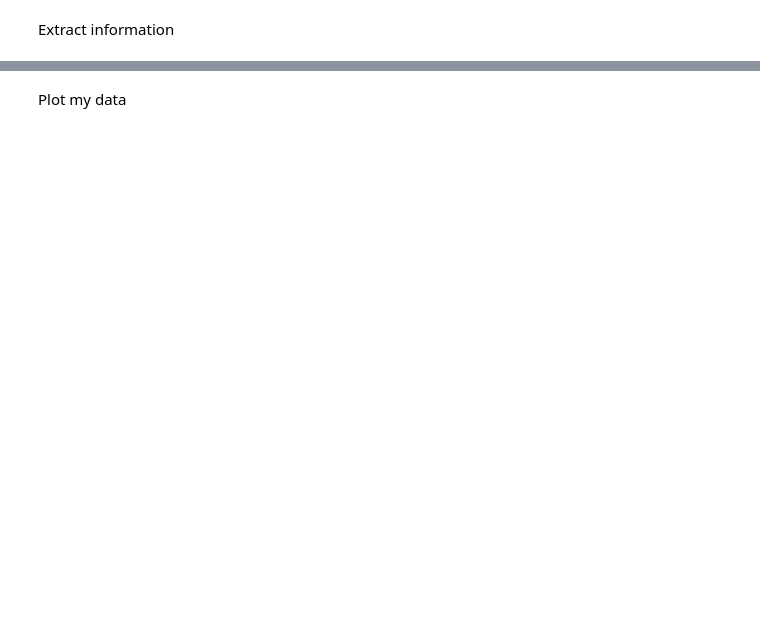
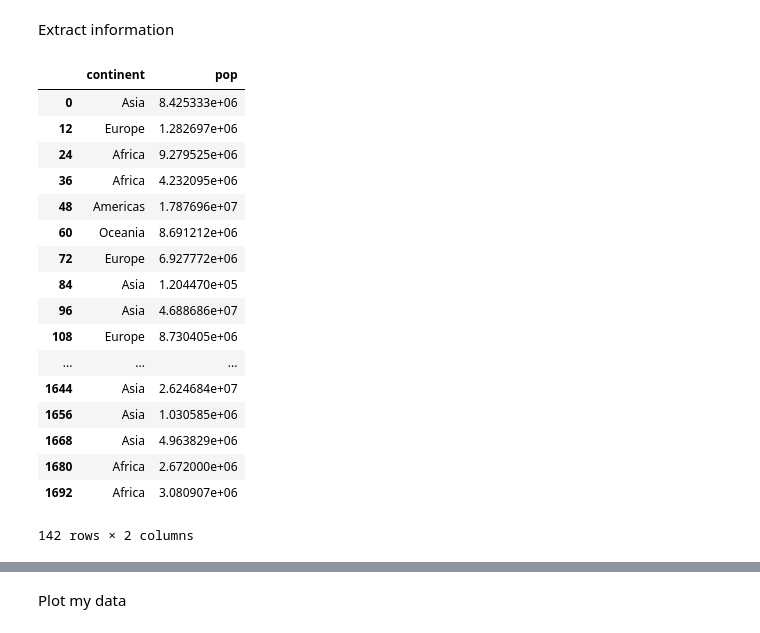
Before and after one commit to tmcowiti/Data-Analysis, a Jupyter notebook: gapminder_analysis.ipynb, the cells around one changed output, grey strips where cells are left out. Saved outputs shown, nothing was run; the diff lists cells and outputs as text; code cells hidden in the pictures; blank space fills up the shorter version.

```diff
--- a/gapminder_analysis.ipynb
+++ b/gapminder_analysis.ipynb
@@ -14,2 +26,23 @@ Import
 # %% [markdown]
 Extract information
+# %%
+gap_data[(gap_data.year==1952)] [["continent", "pop"]] #outer sq brackets signal an argument; inner brackets a list
+# %% [output]
+|  | continent | pop |
+| 0 | Asia | 8.425333e+06 |
+| 12 | Europe | 1.282697e+06 |
+| 24 | Africa | 9.279525e+06 |
+| 36 | Africa | 4.232095e+06 |
+| 48 | Americas | 1.787696e+07 |
+| 60 | Oceania | 8.691212e+06 |
+| 72 | Europe | 6.927772e+06 |
+| 84 | Asia | 1.204470e+05 |
+| 96 | Asia | 4.688686e+07 |
+| 108 | Europe | 8.730405e+06 |
+| ... | ... | ... |
+| 1644 | Asia | 2.624684e+07 |
+| 1656 | Asia | 1.030585e+06 |
+| 1668 | Asia | 4.963829e+06 |
+| 1680 | Africa | 2.672000e+06 |
+| 1692 | Africa | 3.080907e+06 |
+142 rows × 2 columns
```
Also changed, not shown: parts of 18 cells of this notebook.
